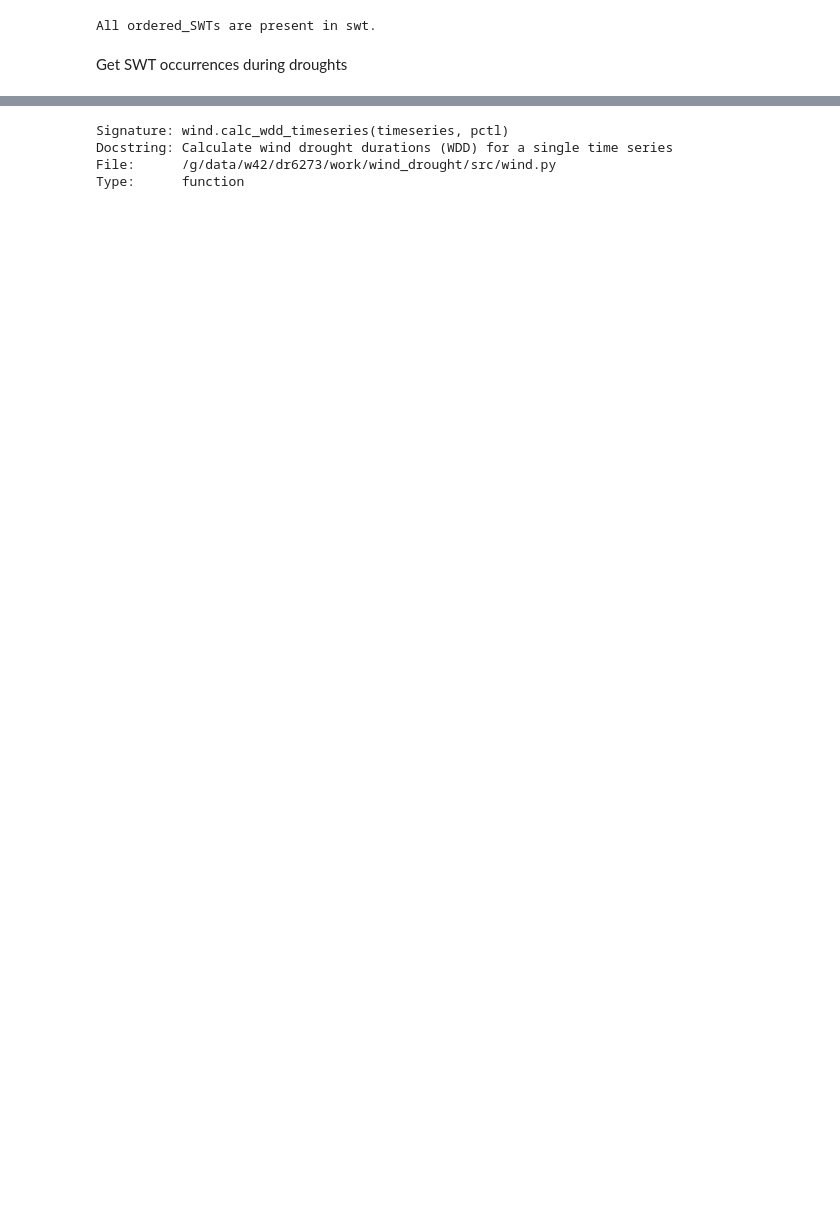
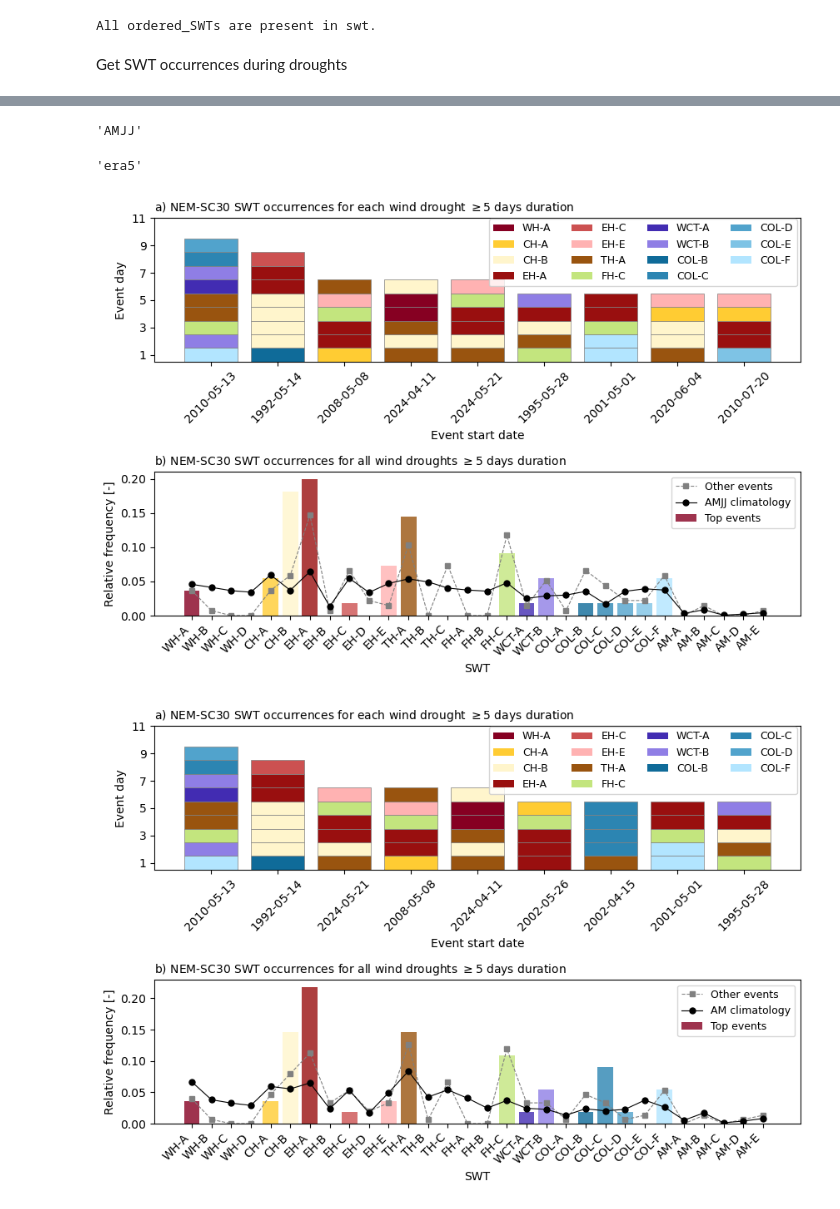
Before and after one commit to dougrichardson/wind_drought, a Jupyter notebook: notebooks/SWT_analysis.ipynb, the cells around one changed output, grey strips where cells are left out. Saved outputs shown, nothing was run; the diff lists cells and outputs as text; code cells hidden in the pictures; blank space fills up the shorter version.

Commit message:
Add SWT figures

```diff
--- a/notebooks/SWT_analysis.ipynb
+++ b/notebooks/SWT_analysis.ipynb
@@ -88,8 +66,7 @@ events_dict = utils.map_leaves(
     lambda value: get_droughts(value)
 )
 # %%
-df = events_dict['BARRA-R2']['capacity_factor']['NEM-SC30']['weighted']
-df
+events_dict['BARRA-R2']['capacity_factor']['NEM-SC30']['weighted']
 # %% [output]
 |  | WDD | end_date |
 | start_date |  |  |
@@ -201,7 +176,19 @@ for a, b in zip(droughts_subset['nem-2030']['top'].index, droughts_subset['nem-2
 # %%
-wind.calc_wdd_timeseries?
+def get_swt_distribution(df, swt, ordered_swts, normalize=False):
+    distributions = {}
+
+    for start, end in zip(df.index, df["end_date"]):
+        event_swts = swt.loc[start:end, "assigned_SWT"]
+
+        distributions[start] = (
+            event_swts
+            .value_counts(normalize=normalize)
+            .reindex(ordered_swts, fill_value=0)
+        )
+
+    return pd.DataFrame(distributions).T.reindex(columns=ordered_swts)
-# %% [output]
-Signature: wind.calc_wdd_timeseries(timeseries, pctl)
-Docstring: Calculate wind drought durations (WDD) for a single time series
-File:      /g/data/w42/dr6273/work/wind_drought/src/wind.py
-Type:      function
+# %%
+swt_distributions = utils.map_leaves(
+    subset_dict,
+    lambda df: get_swt_distribution(df, swt, ordered_SWTs),
+)
@@ -207,0 +268,4 @@ Type:      function
+# %%
+"".join([calendar.month_name[i][0] for i in np.unique(d.index.month)])
+# %% [output]
+'AMJJ'
@@ -207,0 +343,29 @@ Type:      function
+# %%
+dataset.lower()
+# %% [output]
+'era5'
+# %%
+for region in ["NEM-SC30", "SE-SC30", "SWIS", "NWIS"]:
+    for dataset in ["BARRA-R2", "ERA5"]:
+
+        if region in ["SWIS", "NWIS"]:
+            events = subset_dict[dataset]["capacity_factor"][region]["top"]
+            distributions = swt_distributions[dataset]["capacity_factor"][region]
+        else:
+            events = subset_dict[dataset]["capacity_factor"][region]["weighted"]["top"]
+            distributions = swt_distributions[dataset]["capacity_factor"][region]["weighted"]
+
+        fig, axes = plt.subplots(2, 1, figsize=(9, 6))
+
+        ax = axes[0]
+        plot_swt_by_event(ax, events, region)
+
+        ax = axes[1]
+        plot_swt_hist(ax, distributions, region, show_other=True)
+
+        plt.tight_layout()
+
+        plt.savefig("figures/events_swt_"+region.lower()+"_"+dataset.lower()+".png")
+# %% [output]
+[figure, added]
+[figure, added]
```
Also changed, not shown: parts of 12 cells of this notebook, 8 other files.
